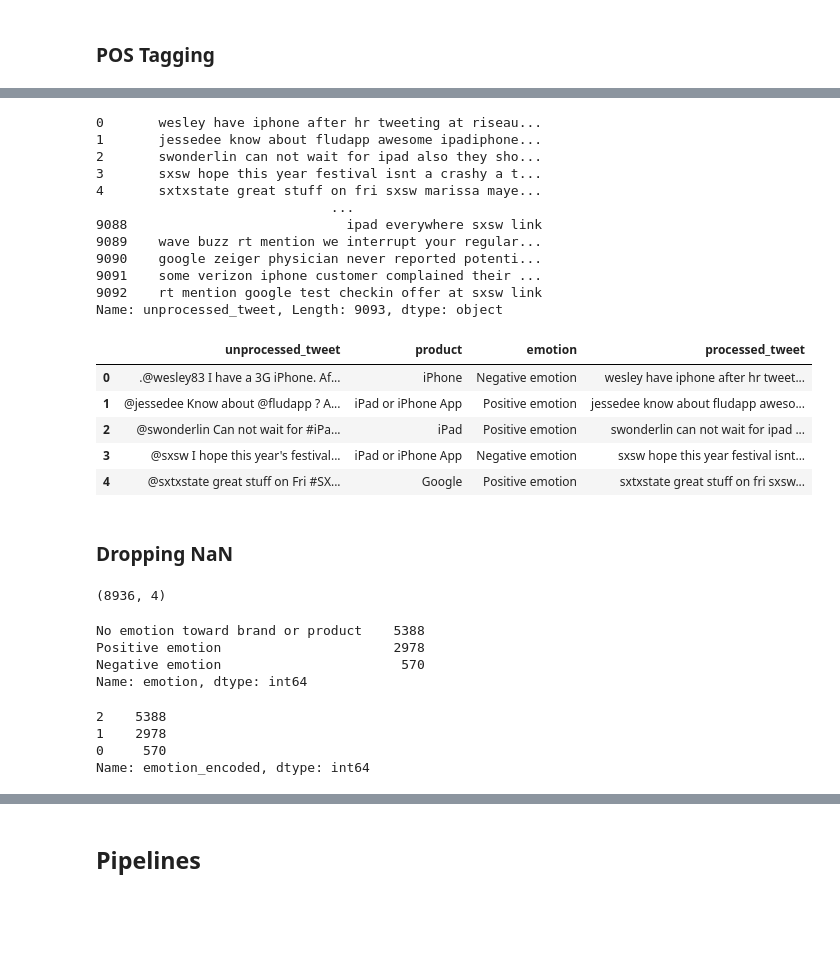
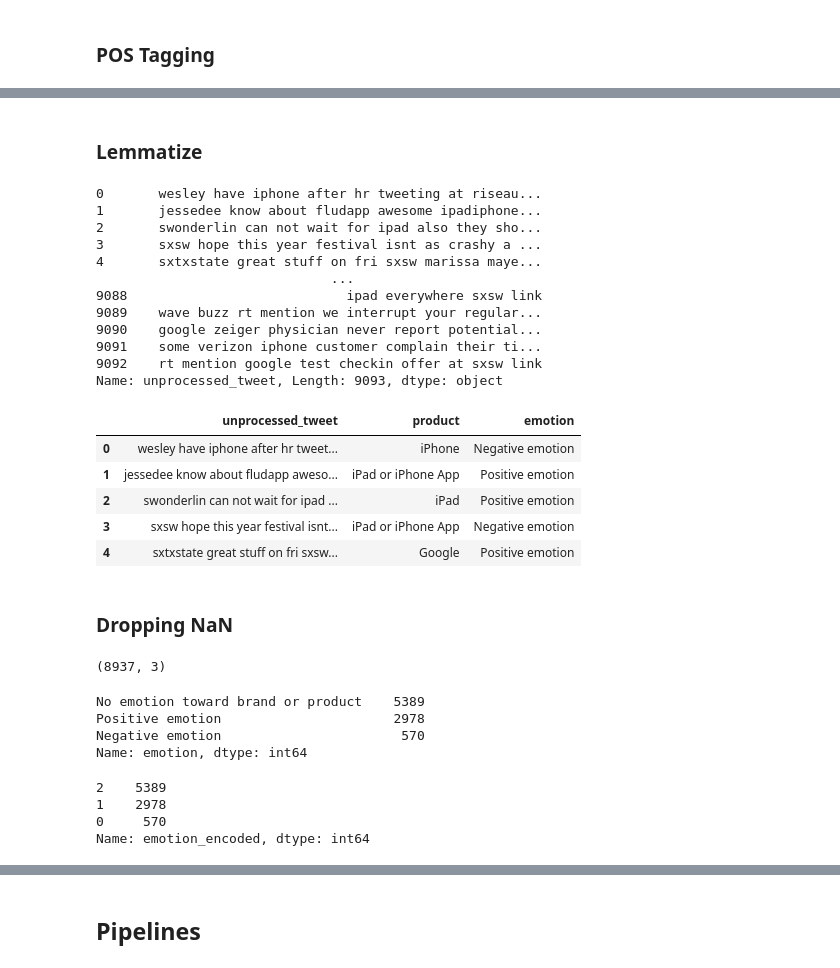
Before and after one commit to aungsias/TwitterNLP, a Jupyter notebook: jf_working.ipynb, the cells around one changed output, grey strips where cells are left out. Cells and saved outputs as stored; diff of their text form; code cells hidden in the pictures; blank space fills up the shorter version.

```diff
--- a/jf_working.ipynb
+++ b/jf_working.ipynb
@@ -102,4 +119,6 @@ Name: unprocessed_tweet, Length: 9093, dtype: object
 # %% [markdown]
 ### POS Tagging
 # %%
-filtered_text_tag = filtered_text.apply(lambda x: pos_tag(x))
+tagged_text = filtered_text.apply(lambda x: pos_tag(x))
+
+tagged_text
@@ -126,33 +138,53 @@ filtered_text_tag = filtered_text.apply(lambda x: pos_tag(x))
+# %% [markdown]
+### Lemmatize
 # %%
 from nltk.stem import WordNetLemmatizer
+from nltk.corpus import wordnet
 
 lemmatizer = WordNetLemmatizer()
-lemmatized_text = filtered_text.apply(lambda x: [lemmatizer.lemmatize(word) for word in x])
+
+def get_wordnet_pos(treebank_tag):
+    if treebank_tag.startswith('J'):
+        return wordnet.ADJ
+    elif treebank_tag.startswith('V'):
+        return wordnet.VERB
+    elif treebank_tag.startswith('N'):
+        return wordnet.NOUN
+    elif treebank_tag.startswith('R'):
+        return wordnet.ADV
+    else:
+        return wordnet.NOUN
+
+lemmatized_text = tagged_text.apply(
+    lambda x: [lemmatizer.lemmatize(word, get_wordnet_pos(pos)) for word, pos in x]
+)
+
 lemmatized_str = lemmatized_text.apply(lambda x: ' '.join(x))
+
 lemmatized_str
 # %% [output]
 0       wesley have iphone after hr tweeting at riseau...
 1       jessedee know about fludapp awesome ipadiphone...
 2       swonderlin can not wait for ipad also they sho...
-3       sxsw hope this year festival isnt a crashy a t...
+3       sxsw hope this year festival isnt as crashy a ...
 4       sxtxstate great stuff on fri sxsw marissa maye...
                               ...
 9088                            ipad everywhere sxsw link
 9089    wave buzz rt mention we interrupt your regular...
-9090    google zeiger physician never reported potenti...
-9091    some verizon iphone customer complained their ...
+9090    google zeiger physician never report potential...
+9091    some verizon iphone customer complain their ti...
 9092    rt mention google test checkin offer at sxsw link
 Name: unprocessed_tweet, Length: 9093, dtype: object
 # %%
-df["processed_tweet"] = lemmatized_str
+df["unprocessed_tweet"] = lemmatized_str
 df.head()
 # %% [output]
-|  | unprocessed_tweet | product | emotion | processed_tweet |
-| 0 | .@wesley83 I have a 3G iPhone. Af... | iPhone | Negative emotion | wesley have iphone after hr tweet... |
-| 1 | @jessedee Know about @fludapp ? A... | iPad or iPhone App | Positive emotion | jessedee know about fludapp aweso... |
-| 2 | @swonderlin Can not wait for #iPa... | iPad | Positive emotion | swonderlin can not wait for ipad ... |
-| 3 | @sxsw I hope this year's festival... | iPad or iPhone App | Negative emotion | sxsw hope this year festival isnt... |
-| 4 | @sxtxstate great stuff on Fri #SX... | Google | Positive emotion | sxtxstate great stuff on fri sxsw... |
+|  | unprocessed_tweet | product | emotion |
+| 0 | wesley have iphone after hr tweet... | iPhone | Negative emotion |
+| 1 | jessedee know about fludapp aweso... | iPad or iPhone App | Positive emotion |
+| 2 | swonderlin can not wait for ipad ... | iPad | Positive emotion |
+| 3 | sxsw hope this year festival isnt... | iPad or iPhone App | Negative emotion |
+| 4 | sxtxstate great stuff on fri sxsw... | Google | Positive emotion |
 # %% [markdown]
 ### Dropping NaN
 # %%
@@ -161,11 +193,11 @@ df = df.dropna(subset=["unprocessed_tweet"])
 df_multi_dropped = df[~(df["emotion"] == "I can't tell")].copy()
 df_multi_dropped.shape
 # %% [output]
-(8936, 4)
+(8937, 3)
 # %%
 df_multi_dropped["emotion"].value_counts()
 # %% [output]
-No emotion toward brand or product    5388
+No emotion toward brand or product    5389
 Positive emotion                      2978
 Negative emotion                       570
 Name: emotion, dtype: int64
@@ -179,7 +211,7 @@ emotion_map = {
 df_multi_dropped["emotion_encoded"] = df_multi_dropped["emotion"].map(emotion_map)
 df_multi_dropped["emotion_encoded"].value_counts()
 # %% [output]
-2    5388
+2    5389
 1    2978
 0     570
 Name: emotion_encoded, dtype: int64
```
Also changed, not shown: parts of 6 cells of this notebook.
